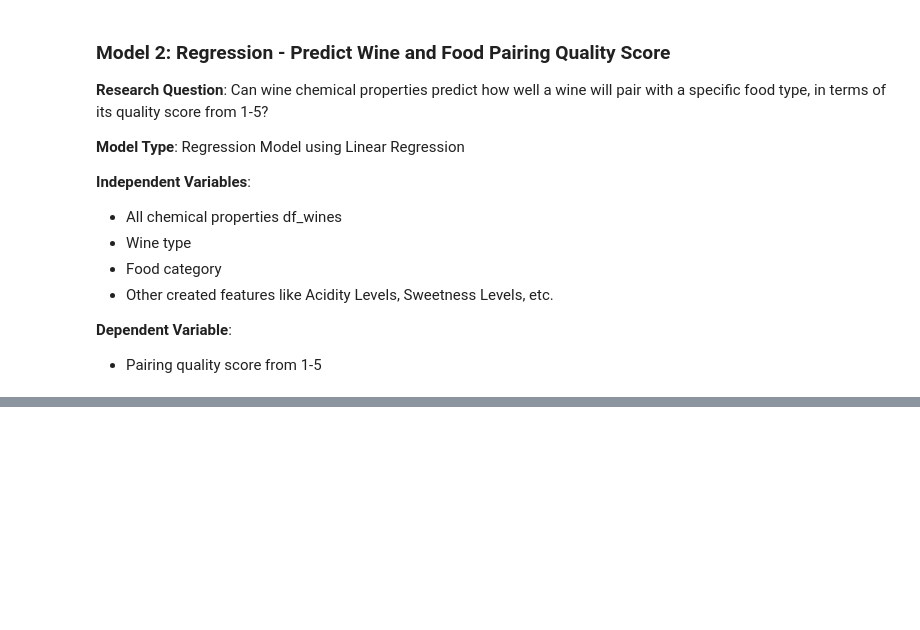
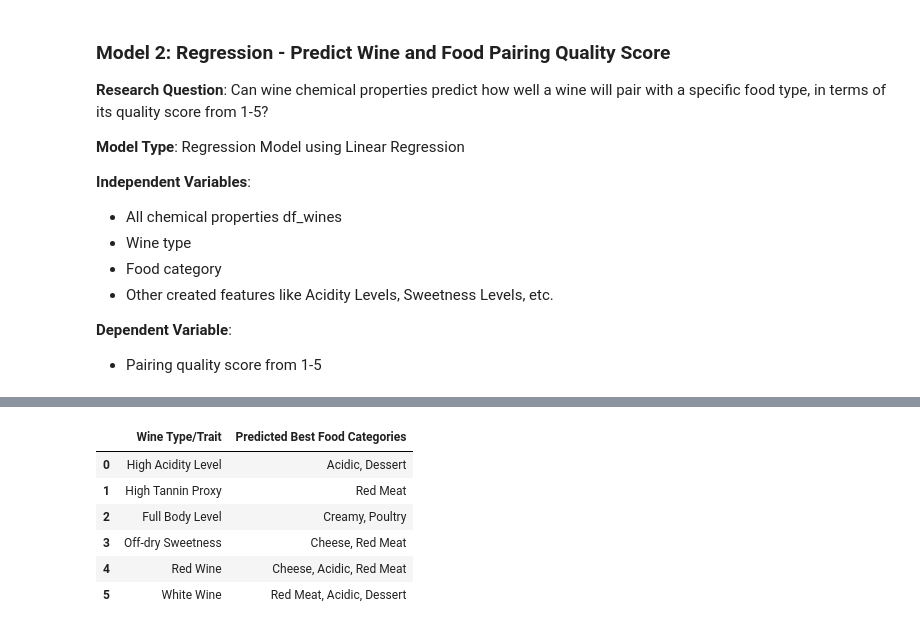
Before and after one commit to akjieettt/data-science-final-project, a Jupyter notebook: DataScienceProject.ipynb, the cells around one changed output, grey strips where cells are left out. Drawn from its saved outputs; the diff is of its cells as text; code cells hidden in the pictures; blank space fills up the shorter version.

```diff
--- a/DataScienceProject.ipynb
+++ b/DataScienceProject.ipynb
@@ -634,3 +769,43 @@ Based on our EDA, we are considering either a classification or regression model
+# %%
+# Model-based pairing conclusion
+
+def top_foods_for_mask(mask, y_pred, top_n=2):
+    if mask.sum() == 0:
+        return []
+    vc = pd.Series(y_pred[mask]).value_counts()
+    return list(vc.index[:top_n])
+
+mask_high_acid   = (X_cat_test["acidity_level"] == "High")
+mask_high_tannin = (X_cat_test["tannin_proxy"] == "High")
+mask_full_body   = (X_cat_test["body_level"] == "Full")
+mask_off_dry     = (X_cat_test["sweetness_level"] == "Off-Dry")
+mask_red         = (X_cat_test["wine_category"] == "Red")
+mask_white       = (X_cat_test["wine_category"] == "White")
+
+conclusion = {
+    "High Acidity Level": top_foods_for_mask(mask_high_acid, y_pred),
+    "High Tannin Proxy":  top_foods_for_mask(mask_high_tannin, y_pred),
+    "Full Body Level":    top_foods_for_mask(mask_full_body, y_pred),
+    "Off-dry Sweetness":  top_foods_for_mask(mask_off_dry, y_pred),
+    "Red Wine":           top_foods_for_mask(mask_red, y_pred, top_n=3),
+    "White Wine":         top_foods_for_mask(mask_white, y_pred, top_n=3),
+}
+
+# Convert to DataFrame
+conclusion_df = pd.DataFrame({
+    "Wine Type/Trait": list(conclusion.keys()),
+    "Predicted Best Food Categories": [", ".join(v) for v in conclusion.values()]
+})
+
+conclusion_df
+# %% [output]
+|  | Wine Type/Trait | Predicted Best Food Categories |
+| 0 | High Acidity Level | Acidic, Dessert |
+| 1 | High Tannin Proxy | Red Meat |
+| 2 | Full Body Level | Creamy, Poultry |
+| 3 | Off-dry Sweetness | Cheese, Red Meat |
+| 4 | Red Wine | Cheese, Acidic, Red Meat |
+| 5 | White Wine | Red Meat, Acidic, Dessert |
 # %%
 %shell jupyter nbconvert --to html /content/data-science-final-project/DataScienceProject.ipynb --output index.html
 # %% [output]
```
Also changed, not shown: parts of 3 cells of this notebook.
